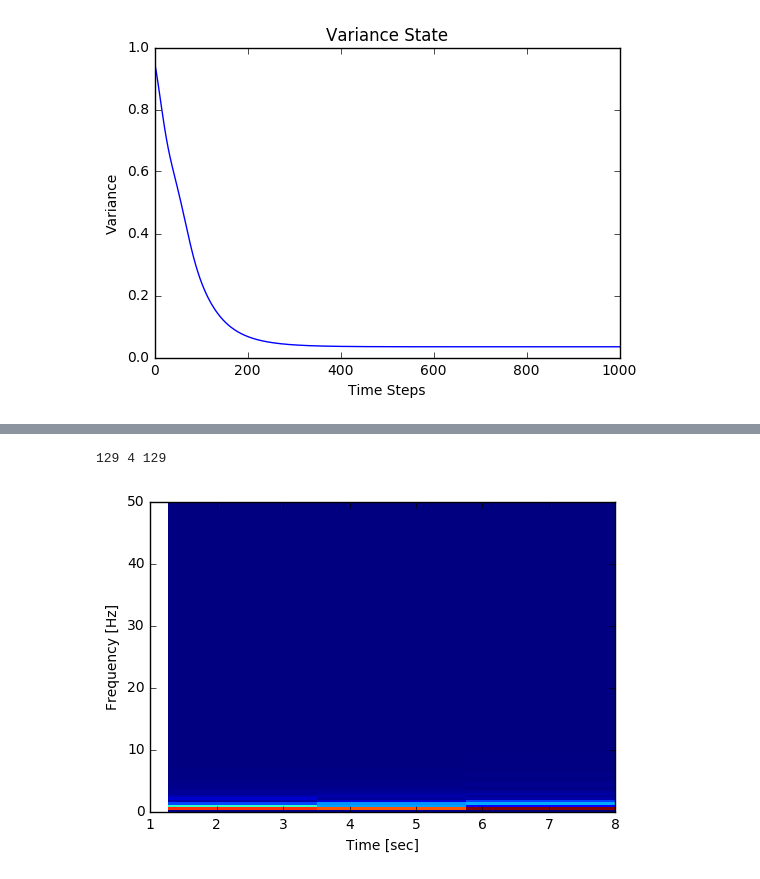
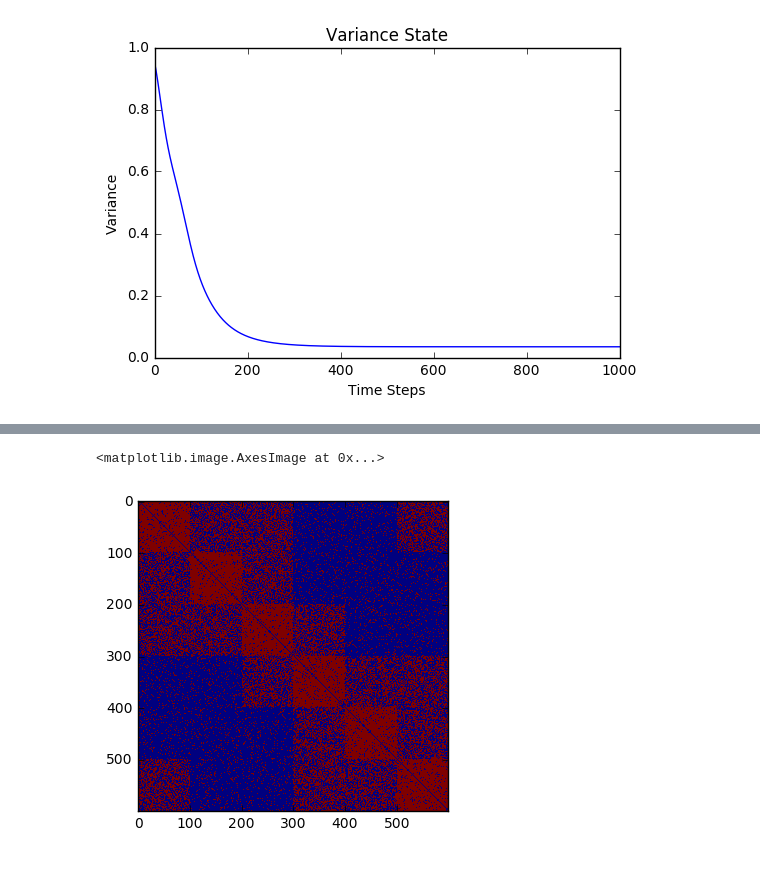
Before and after one commit to virati/KuramotoDBS, a Jupyter notebook: COSYNE Phase Oscillator.ipynb, the cells around one changed output, grey strips where cells are left out. Drawn from its saved outputs; the diff is of its cells as text; code cells hidden in the pictures.

```diff
--- a/COSYNE Phase Oscillator.ipynb
+++ b/COSYNE Phase Oscillator.ipynb
@@ -220,10 +222,6 @@ def spectrum(sig, fs):
     plt.ylabel('Frequency [Hz]')
     plt.xlabel('Time [sec]')
     plt.show()
-course_spectrum(p[0][1][0].tolist()[0] , 100)
-# %% [output]
-129 4 129
-[figure, removed]
 # %%
 def for_each_in_model(M , f):
     for state in M:
@@ -237,5 +235,38 @@ def phase_2_sig(node):
 def phase_2_spec(node):
     fs = 1000
     spectrum(phase_2_sig(node),fs)
+# %%
+def make_bigger_matrix(A, side, large = .9, medium = .5, small = .1):
+    B = [1]*(len(A)*side)
+    i = 0
+    for r in A.tolist():
+        row = [[]]*side
+        j = 0
+        for c in r:
+            if c > 0:
+                cluster = [[1 if col < medium else 0 for col in row] for row in np.random.rand(side,side)]
+            elif j == i:
+                cluster = [[1 if col < large else 0 for col in row] for row in np.random.rand(side,side)]
+            else:
+                cluster = [[1 if col < small else 0 for col in row] for row in np.random.rand(side,side)]
+            row = np.hstack((row,cluster))
+            j += 1
+        B = np.vstack((B,row))
+        i += 1
+    B = B[1:][:]
+    for i in range(len(B)):
+                B[i][i] = 0
+                for j in range(i):
+                    B[i][j] = B[j][i]
+    return B
+A = nx.to_numpy_matrix(G)
+B = make_bigger_matrix(A, 100)
+plt.figure()
+plt.imshow(B, interpolation="nearest")
+
+#Use B when initializing matrix
+# %% [output]
+<matplotlib.image.AxesImage at 0x...>
+[figure, added]
 # %% [markdown]
 <script src="https://npmcdn.com/jupyter-js-widgets@~1.2.0/dist/embed.js"></script><script type="application/vnd.jupyter-embedded-widgets">{}</script>
```
Also changed, not shown: parts of 6 cells of this notebook, 1 other file.
